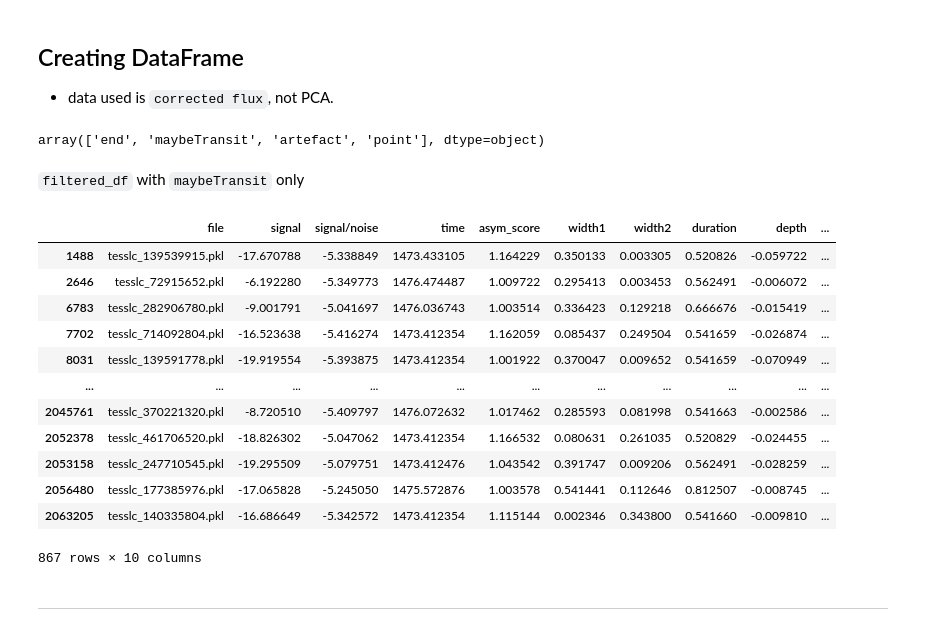
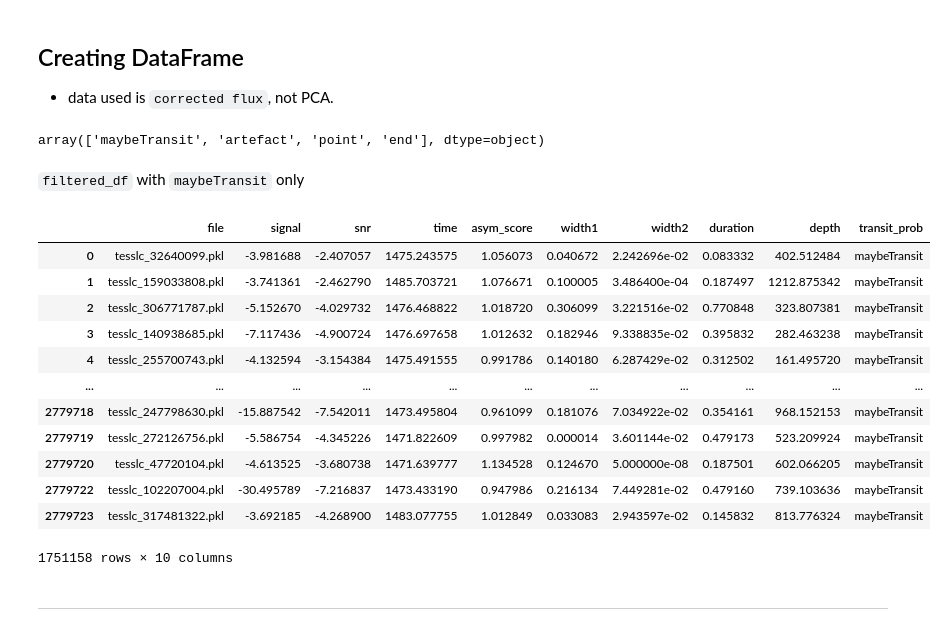
Before and after one commit to azibn/automated_exocomet_hunt, a Jupyter notebook: notebooks/output_analysis.ipynb, the cells around one changed output. Drawn from its saved outputs; the diff is of its cells as text; code cells hidden in the pictures.

```diff
--- a/notebooks/output_analysis.ipynb
+++ b/notebooks/output_analysis.ipynb
@@ -32,36 +23,36 @@ plt.rcParams['font.size'] = 16
 ## Creating DataFrame
 - data used is `corrected flux`, not PCA.
 # %%
-df = get_output('output_log_xrp/output_s6_008_twostep.txt')
+df = get_output('output_log/s6_xrp_median.txt')
 filtered_df = filter_df(df)
 
-df_05 = get_output('output_log_xrp/output_s6_005_twostep.txt')
-filtered_df_05 = filter_df(df_05)
+# df_05 = get_output('output_log_xrp/output_s6_005_twostep.txt')
+# filtered_df_05 = filter_df(df_05)
 
-df_onestep = get_output('output_log_xrp/output_onestep_008_s6.txt')
+# df_onestep = get_output('output_log_xrp/output_onestep_008_s6.txt')
 
-df_onestep_05 = get_output('output_log_xrp/output_onestep_005_s6.txt')
+# df_onestep_05 = get_output('output_log_xrp/output_onestep_005_s6.txt')
 # %%
 df['transit_prob'].unique()
 # %% [output]
-array(['end', 'maybeTransit', 'artefact', 'point'], dtype=object)
+array(['maybeTransit', 'artefact', 'point', 'end'], dtype=object)
 # %% [markdown]
 `filtered_df` with `maybeTransit` only
 # %%
-filtered_df[filtered_df.transit_prob == 'maybeTransit']
+df[df.transit_prob == 'maybeTransit']
 # %% [output]
-|  | file | signal | signal/noise | time | asym_score | width1 | width2 | duration | depth | ... |
-| 1488 | tesslc_139539915.pkl | -17.670788 | -5.338849 | 1473.433105 | 1.164229 | 0.350133 | 0.003305 | 0.520826 | -0.059722 | ... |
-| 2646 | tesslc_72915652.pkl | -6.192280 | -5.349773 | 1476.474487 | 1.009722 | 0.295413 | 0.003453 | 0.562491 | -0.006072 | ... |
-| 6783 | tesslc_282906780.pkl | -9.001791 | -5.041697 | 1476.036743 | 1.003514 | 0.336423 | 0.129218 | 0.666676 | -0.015419 | ... |
-| 7702 | tesslc_714092804.pkl | -16.523638 | -5.416274 | 1473.412354 | 1.162059 | 0.085437 | 0.249504 | 0.541659 | -0.026874 | ... |
-| 8031 | tesslc_139591778.pkl | -19.919554 | -5.393875 | 1473.412354 | 1.001922 | 0.370047 | 0.009652 | 0.541659 | -0.070949 | ... |
+|  | file | signal | snr | time | asym_score | width1 | width2 | duration | depth | transit_prob |
+| 0 | tesslc_32640099.pkl | -3.981688 | -2.407057 | 1475.243575 | 1.056073 | 0.040672 | 2.242696e-02 | 0.083332 | 402.512484 | maybeTransit |
+| 1 | tesslc_159033808.pkl | -3.741361 | -2.462790 | 1485.703721 | 1.076671 | 0.100005 | 3.486400e-04 | 0.187497 | 1212.875342 | maybeTransit |
+| 2 | tesslc_306771787.pkl | -5.152670 | -4.029732 | 1476.468822 | 1.018720 | 0.306099 | 3.221516e-02 | 0.770848 | 323.807381 | maybeTransit |
+| 3 | tesslc_140938685.pkl | -7.117436 | -4.900724 | 1476.697658 | 1.012632 | 0.182946 | 9.338835e-02 | 0.395832 | 282.463238 | maybeTransit |
+| 4 | tesslc_255700743.pkl | -4.132594 | -3.154384 | 1475.491555 | 0.991786 | 0.140180 | 6.287429e-02 | 0.312502 | 161.495720 | maybeTransit |
 | ... | ... | ... | ... | ... | ... | ... | ... | ... | ... | ... |
-| 2045761 | tesslc_370221320.pkl | -8.720510 | -5.409797 | 1476.072632 | 1.017462 | 0.285593 | 0.081998 | 0.541663 | -0.002586 | ... |
-| 2052378 | tesslc_461706520.pkl | -18.826302 | -5.047062 | 1473.412354 | 1.166532 | 0.080631 | 0.261035 | 0.520829 | -0.024455 | ... |
-| 2053158 | tesslc_247710545.pkl | -19.295509 | -5.079751 | 1473.412476 | 1.043542 | 0.391747 | 0.009206 | 0.562491 | -0.028259 | ... |
-| 2056480 | tesslc_177385976.pkl | -17.065828 | -5.245050 | 1475.572876 | 1.003578 | 0.541441 | 0.112646 | 0.812507 | -0.008745 | ... |
-| 2063205 | tesslc_140335804.pkl | -16.686649 | -5.342572 | 1473.412354 | 1.115144 | 0.002346 | 0.343800 | 0.541660 | -0.009810 | ... |
+| 2779718 | tesslc_247798630.pkl | -15.887542 | -7.542011 | 1473.495804 | 0.961099 | 0.181076 | 7.034922e-02 | 0.354161 | 968.152153 | maybeTransit |
+| 2779719 | tesslc_272126756.pkl | -5.586754 | -4.345226 | 1471.822609 | 0.997982 | 0.000014 | 3.601144e-02 | 0.479173 | 523.209924 | maybeTransit |
+| 2779720 | tesslc_47720104.pkl | -4.613525 | -3.680738 | 1471.639777 | 1.134528 | 0.124670 | 5.000000e-08 | 0.187501 | 602.066205 | maybeTransit |
+| 2779722 | tesslc_102207004.pkl | -30.495789 | -7.216837 | 1473.433190 | 0.947986 | 0.216134 | 7.449281e-02 | 0.479160 | 739.103636 | maybeTransit |
+| 2779723 | tesslc_317481322.pkl | -3.692185 | -4.268900 | 1483.077755 | 1.012849 | 0.033083 | 2.943597e-02 | 0.145832 | 813.776324 | maybeTransit |
-867 rows × 10 columns
+1751158 rows × 10 columns
 # %% [markdown]
 ---
```
Also changed, not shown: parts of 43 cells of this notebook, 19 other files.
